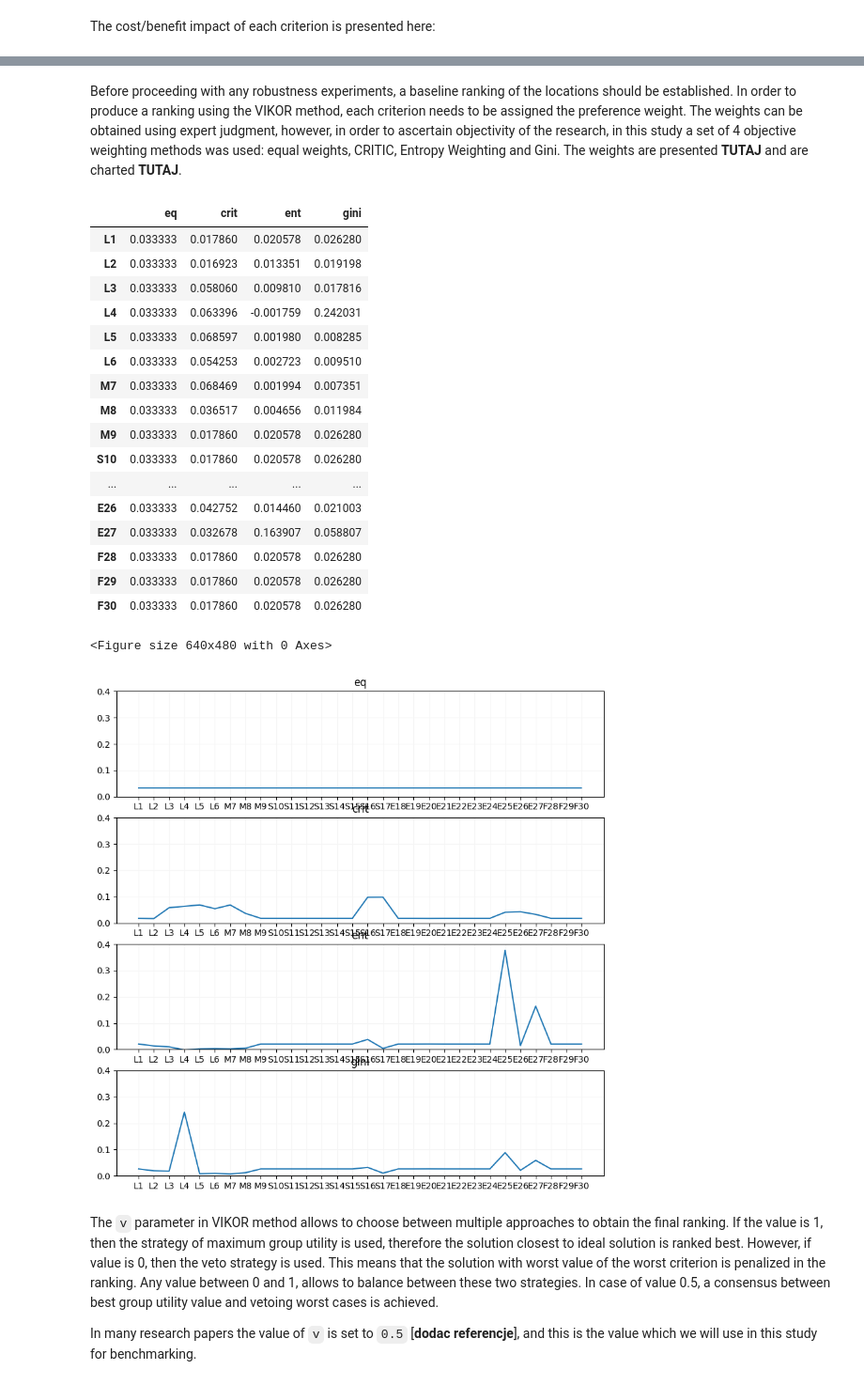
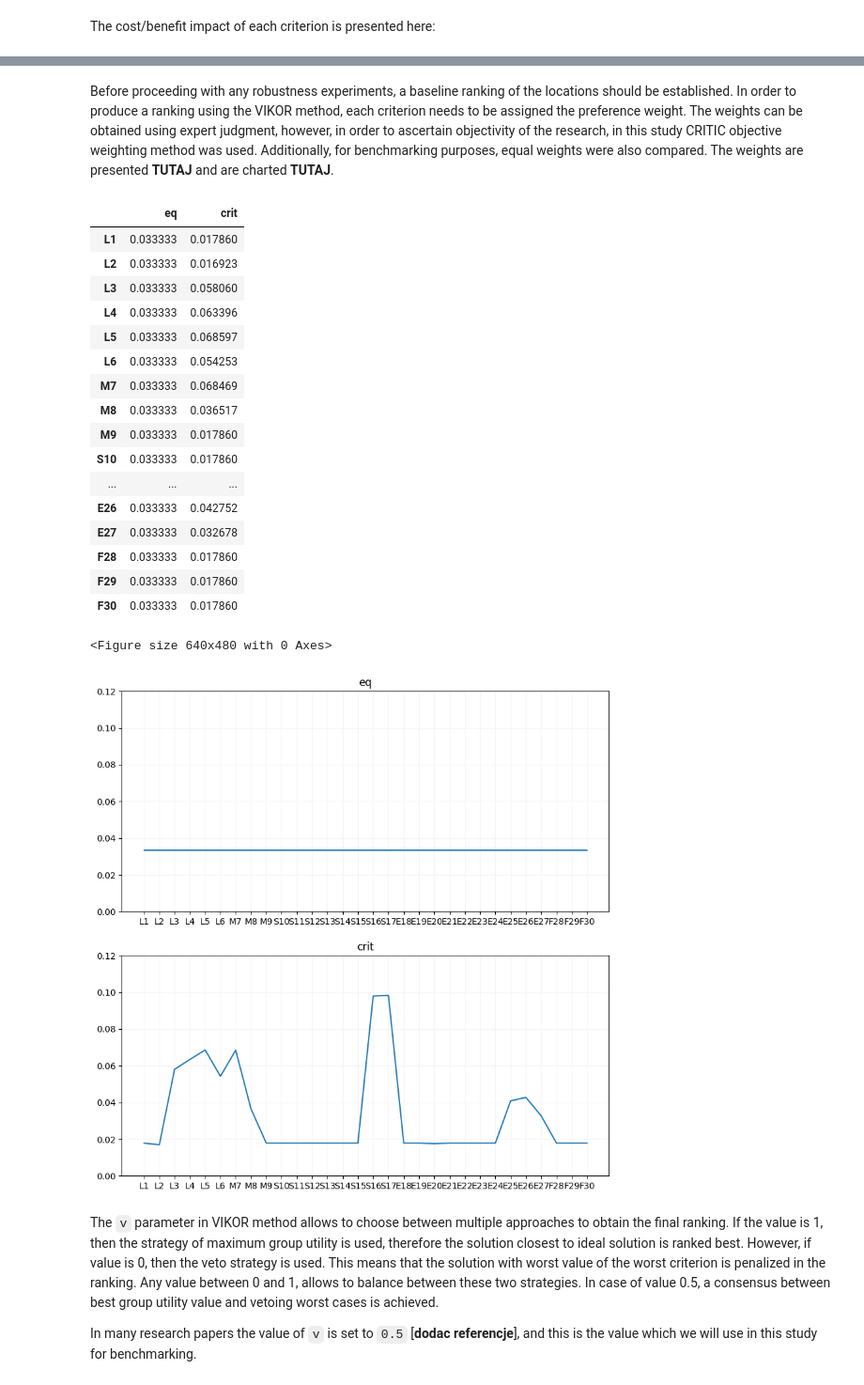
Before and after one commit to arturkarczmarczyk/vikorvanalysis, a Jupyter notebook: article.ipynb, the cells around one changed output, grey strips where cells are left out. Shown at 94% size. Saved outputs shown, nothing was run; the diff lists cells and outputs as text; code cells hidden in the pictures.

```diff
--- a/article.ipynb
+++ b/article.ipynb
@@ -22,6 +22,7 @@ experiment.run_experiment_criteria_elimination(
             # financial costs removed completely
         ])
     )
+experiment.run_experiment_financial_efficiency(['F28', 'F29', 'F30'])
 # %% [markdown]
 # Towards Robust Sustainable Solutions Using VIKOR
 # %% [markdown]
@@ -73,31 +60,31 @@ Name: Type (profit/cost), dtype: float64
 # %% [markdown]
-Before proceeding with any robustness experiments, a baseline ranking of the locations should be established. In order to produce a ranking using the VIKOR method, each criterion needs to be assigned the preference weight. The weights can be obtained using expert judgment, however, in order to ascertain objectivity of the research, in this study a set of 4 objective weighting methods was used: equal weights, CRITIC, Entropy Weighting and Gini. The weights are presented **TUTAJ** and are charted **TUTAJ**.
+Before proceeding with any robustness experiments, a baseline ranking of the locations should be established. In order to produce a ranking using the VIKOR method, each criterion needs to be assigned the preference weight. The weights can be obtained using expert judgment, however, in order to ascertain objectivity of the research, in this study CRITIC objective weighting method was used. Additionally, for benchmarking purposes, equal weights were also compared. The weights are presented **TUTAJ** and are charted **TUTAJ**.
 # %%
 pd.DataFrame(experiment.v_weights_scenarios, index=experiment.data.columns)
 # %% [output]
-|  | eq | crit | ent | gini |
-| L1 | 0.033333 | 0.017860 | 0.020578 | 0.026280 |
-| L2 | 0.033333 | 0.016923 | 0.013351 | 0.019198 |
-| L3 | 0.033333 | 0.058060 | 0.009810 | 0.017816 |
-| L4 | 0.033333 | 0.063396 | -0.001759 | 0.242031 |
-| L5 | 0.033333 | 0.068597 | 0.001980 | 0.008285 |
-| L6 | 0.033333 | 0.054253 | 0.002723 | 0.009510 |
-| M7 | 0.033333 | 0.068469 | 0.001994 | 0.007351 |
-| M8 | 0.033333 | 0.036517 | 0.004656 | 0.011984 |
-| M9 | 0.033333 | 0.017860 | 0.020578 | 0.026280 |
-| S10 | 0.033333 | 0.017860 | 0.020578 | 0.026280 |
-| ... | ... | ... | ... | ... |
-| E26 | 0.033333 | 0.042752 | 0.014460 | 0.021003 |
-| E27 | 0.033333 | 0.032678 | 0.163907 | 0.058807 |
-| F28 | 0.033333 | 0.017860 | 0.020578 | 0.026280 |
-| F29 | 0.033333 | 0.017860 | 0.020578 | 0.026280 |
-| F30 | 0.033333 | 0.017860 | 0.020578 | 0.026280 |
+|  | eq | crit |
+| L1 | 0.033333 | 0.017860 |
+| L2 | 0.033333 | 0.016923 |
+| L3 | 0.033333 | 0.058060 |
+| L4 | 0.033333 | 0.063396 |
+| L5 | 0.033333 | 0.068597 |
+| L6 | 0.033333 | 0.054253 |
+| M7 | 0.033333 | 0.068469 |
+| M8 | 0.033333 | 0.036517 |
+| M9 | 0.033333 | 0.017860 |
+| S10 | 0.033333 | 0.017860 |
+| ... | ... | ... |
+| E26 | 0.033333 | 0.042752 |
+| E27 | 0.033333 | 0.032678 |
+| F28 | 0.033333 | 0.017860 |
+| F29 | 0.033333 | 0.017860 |
+| F30 | 0.033333 | 0.017860 |
 # %%
-experiment.draw_v_weights_plots(None, ylim=[0,0.4])
+experiment.draw_v_weights_plots(None, ylim=[0,0.12])
 plt.show()
 # %% [output]
 <Figure size 640x480 with 0 Axes>
-[figure, old version]
+[figure, new version]
 # %% [markdown]
 The `v` parameter in VIKOR method allows to choose between multiple approaches to obtain the final ranking. If the value is 1, then the strategy of maximum group utility is used, therefore the solution closest to ideal solution is ranked best. However, if value is 0, then the veto strategy is used. This means that the solution with worst value of the worst criterion is penalized in the ranking. Any value between 0 and 1, allows to balance between these two strategies. In case of value 0.5, a consensus between best group utility value and vetoing worst cases is achieved.
 
```
Also changed, not shown: parts of 34 cells of this notebook, 2 other files.
